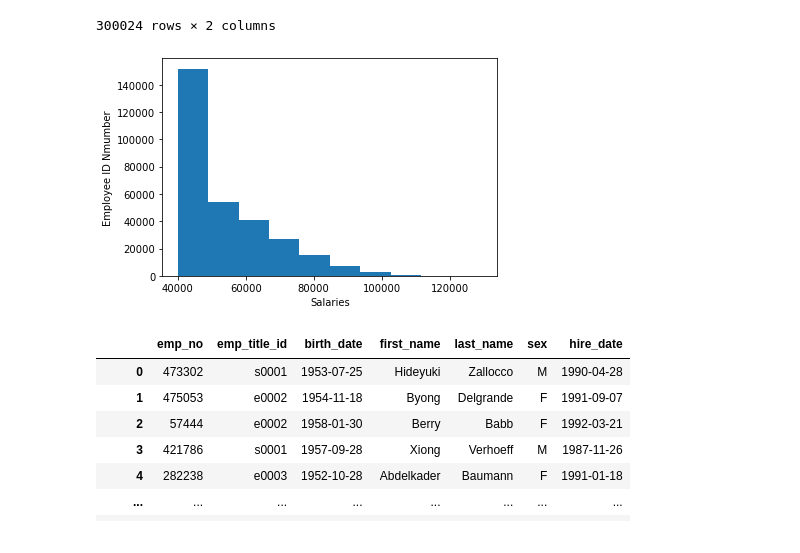
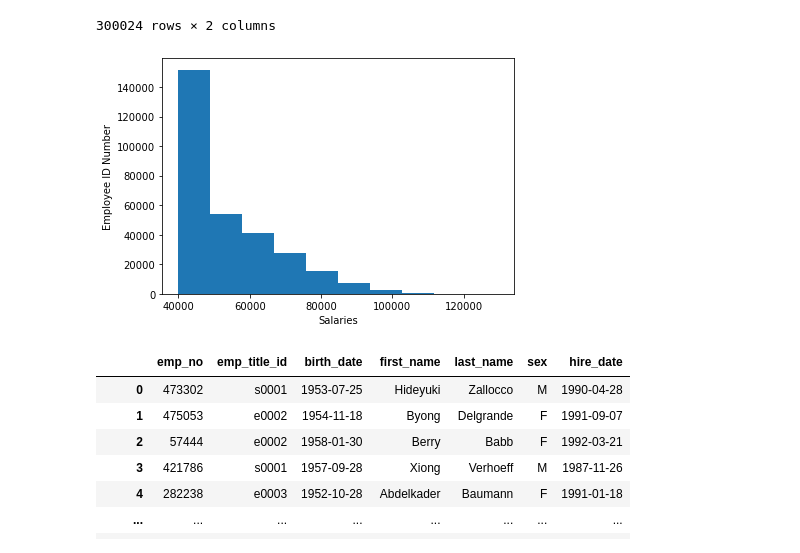
Before and after one commit to kflores56/Employee-Data-Analysis, a Jupyter notebook: Additional_Evaluation/Additional_Employee_Evaluation.ipynb, the cells around one changed output. Drawn from its saved outputs; the diff is of its cells as text; code cells hidden in the pictures.

Commit message:
updated readme and added images

```diff
--- a/Additional_Employee_Evaluation.ipynb
+++ b/Additional_Evaluation/Additional_Employee_Evaluation.ipynb
@@ -31,11 +31,16 @@ salaries
 # %%
 # Create a histogram to visualize the most common salary ranges for employees
 plt.hist(salaries.salary)
 plt.xlabel("Salaries")
-plt.ylabel("Employee ID Nmumber")
+plt.ylabel("Employee ID Number")
+plt.tight_layout()
+
+# Save image
+plt.savefig("../Additional Evaluation/images/salaries.png", bbox_inches='tight')
+
 plt.show()
 # %% [output]
-[figure, old version]
+[figure, new version]
 # %%
 #Read employee data
 employees = pd.read_sql('select * from employees', connection)
```
Also changed, not shown: parts of 1 cell of this notebook, 4 other files.
